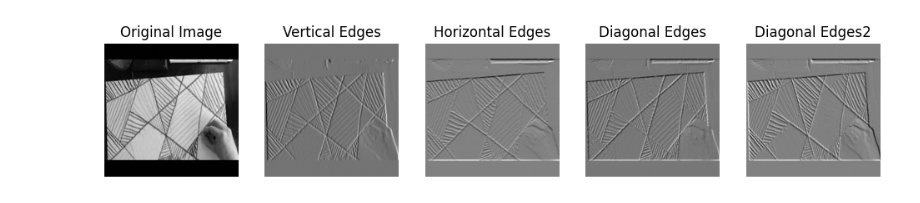
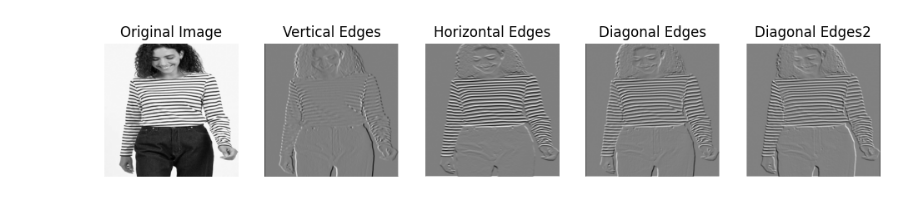
Before and after one commit to gowtamyreddy/Deeplearning_projects, a Jupyter notebook: CNN.ipynb, the cells around one changed output. Cells and saved outputs as stored; diff of their text form; code cells hidden in the pictures.

```diff
--- a/CNN.ipynb
+++ b/CNN.ipynb
@@ -7,7 +7,7 @@ from PIL import Image
 import matplotlib.pyplot as plt
 
 # Load an image using PIL
-image = Image.open("/bin/Machine_learning/images.jpg").convert("L")  # Load as grayscale
+image = Image.open("/content/sample_data/Deep learning/Asset/shopping.webp").convert("L")  # Load as grayscale
 image = image.resize((256, 256))  # Resize for simplicity
 image = np.array(image, dtype=np.float32) / 255.0  # Convert to float32 and normalize
 
@@ -51,34 +51,34 @@ diagonal_edges2 = diagonal_edges2.numpy().squeeze()
 
 # Plot original and filtered images
 plt.figure(figsize=(12, 4))
 plt.subplot(1, 5, 1)
 plt.imshow(image.squeeze(), cmap="gray")
 plt.title("Original Image")
 plt.axis("off")
 
 plt.subplot(1, 5, 2)
 plt.imshow(vertical_edges, cmap="gray")
 plt.title("Vertical Edges")
 plt.axis("off")
 
 plt.subplot(1, 5, 3)
 plt.imshow(horizontal_edges, cmap="gray")
 plt.title("Horizontal Edges")
 plt.axis("off")
 
 plt.subplot(1, 5, 4)
 plt.imshow(diagonal_edges, cmap="gray")
 plt.title("Diagonal Edges")
 plt.axis("off")
 
 plt.subplot(1, 5, 5)
 plt.imshow(diagonal_edges2, cmap="gray")
 plt.title("Diagonal Edges2")
 plt.axis("off")
 
 plt.show()
 # %% [output]
-[figure, old version]
+[figure, new version]
 # %%
 import tensorflow as tf
 import numpy as np
```
Also changed, not shown: parts of 1 cell of this notebook.
